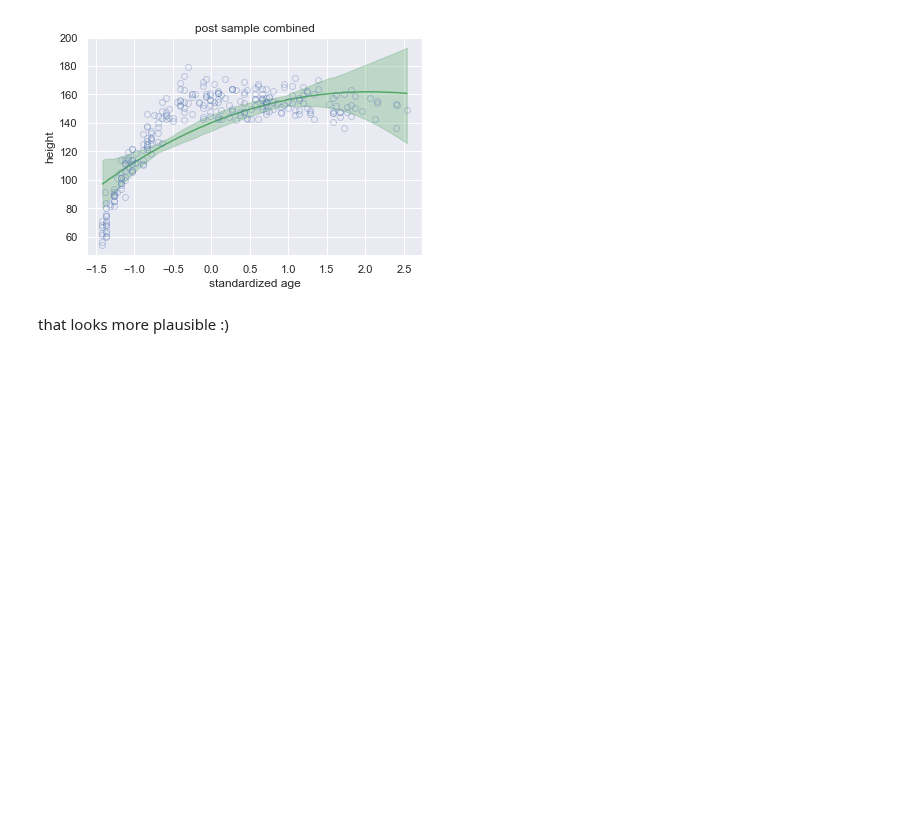
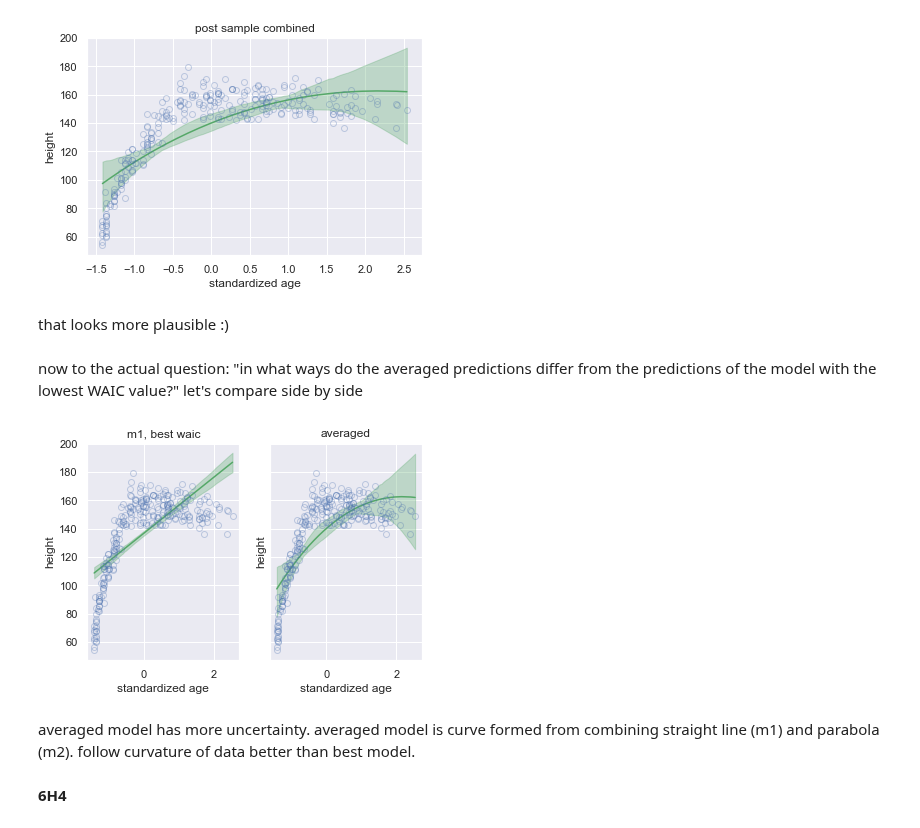
Before and after one commit to nwweber/statistical_rethinking, a Jupyter notebook: chapter_06_overfitting_regularization_and_information_criteria.ipynb, the cells around one changed output. Drawn from its saved outputs; the diff is of its cells as text; code cells hidden in the pictures; blank space fills up the shorter version.

```diff
--- a/chapter_06_overfitting_regularization_and_information_criteria.ipynb
+++ b/chapter_06_overfitting_regularization_and_information_criteria.ipynb
@@ -1351,3 +1344,18 @@ plot_trace_dataframe(post_sample_combined, plt.axes(), 'post sample combined')
 [figure]
 # %% [markdown]
 that looks more plausible :)
+# %% [markdown]
+now to the actual question: "in what ways do the averaged predictions differ from the predictions of the model with the lowest WAIC value?" let's compare side by side
+# %%
+figure, axes_array = plt.subplots(nrows=1, ncols=2, sharex=True, sharey=True, squeeze=False)
+
+lowest_waic_trace_df = pm.trace_to_dataframe(models_and_traces[0][1])
+
+plot_trace_dataframe(lowest_waic_trace_df, axes_array.ravel()[0], 'm1, best waic')
+plot_trace_dataframe(post_sample_combined, axes_array.ravel()[1], 'averaged')
+# %% [output]
+[figure, added]
+# %% [markdown]
+averaged model has more uncertainty. averaged model is curve formed from combining straight line (m1) and parabola (m2). follow curvature of data better than best model.
+# %% [markdown]
+**6H4**
```
Also changed, not shown: parts of 35 cells of this notebook, 1 other file.
